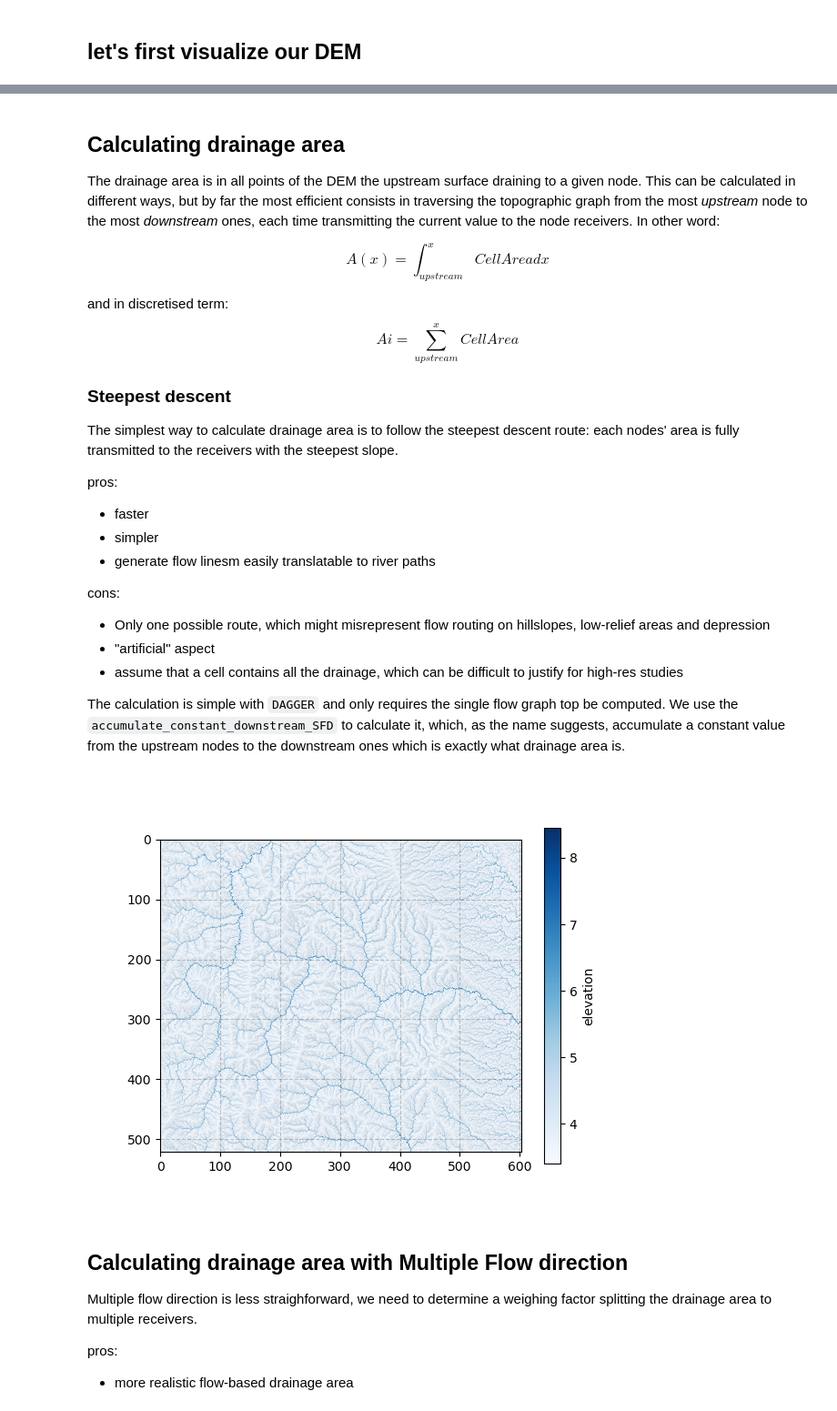
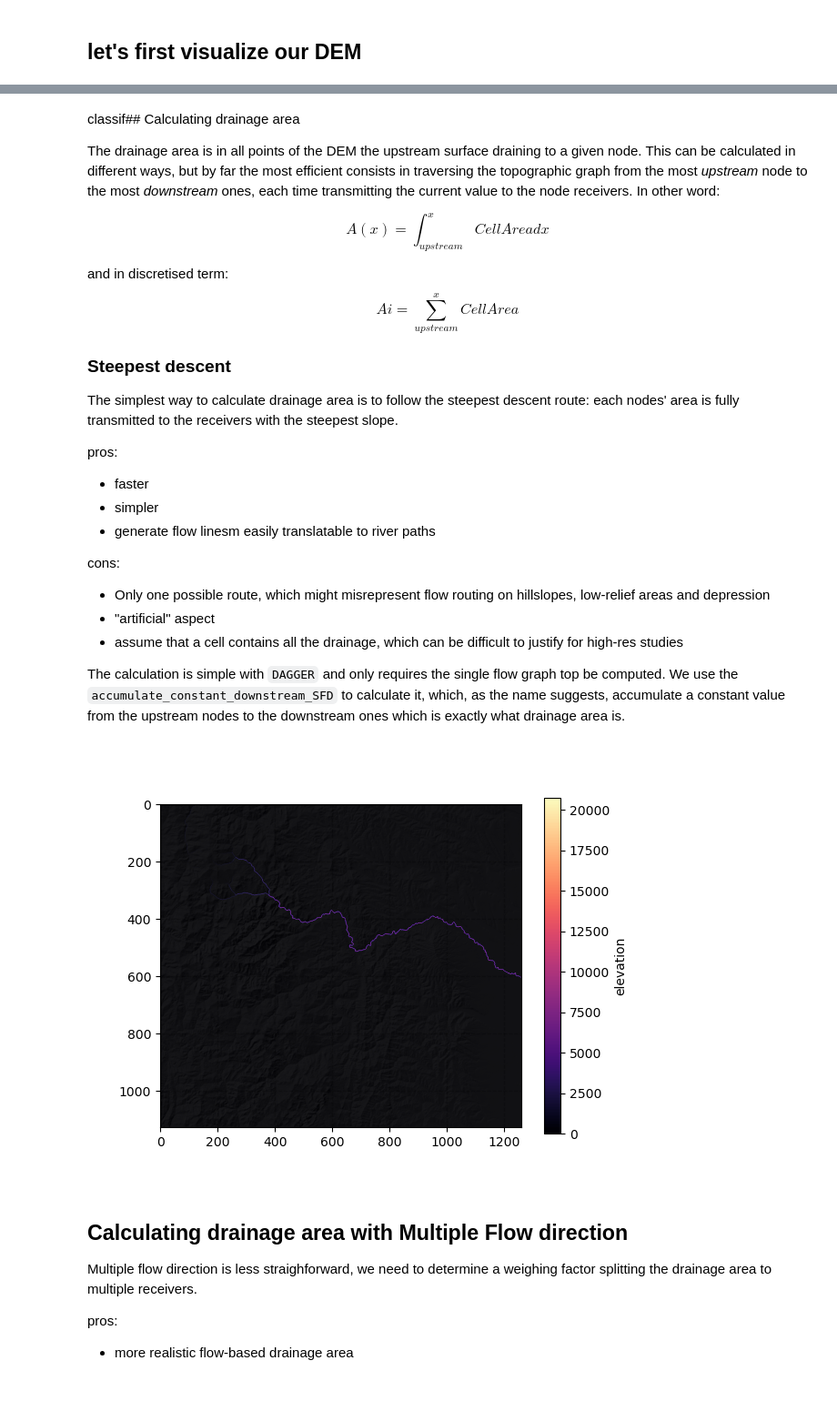
Before and after one commit to bgailleton/DAGGER, a Jupyter notebook: wrappers/python/dagger/demo/drainage_area.ipynb, the cells around one changed output, grey strips where cells are left out. Shown at 91% size. Saved outputs shown, nothing was run; the diff lists cells and outputs as text; code cells hidden in the pictures.

Commit message:
Loads of changes

```diff
--- a/wrappers/python/dagger/demo/drainage_area.ipynb
+++ b/wrappers/python/dagger/demo/drainage_area.ipynb
@@ -34,12 +34,14 @@ In the following cell, we create the main objects required for `DAGGER` to work:
 # %%
 
 dem = load_raster("example.tif")
+dem = load_raster("putna_50_NDF.tif")
 rshp = [dem['ny'], dem['nx']]
-dem['array'] += np.random.rand(*rshp) * 25
+# dem['array'] += np.random.rand(*rshp) * 25
+# dem['array'][100:120,100:120] -= 50cout
 
 con = dag.D8N(dem["nx"], dem["ny"], dem["dx"], dem["dy"], dem["x_min"], dem["y_min"])
 gf = dag.graph(con)
-gf.set_LMR_method(dag.LMR.cordonnier_carve )
+gf.set_LMR_method(dag.LMR.priority_flood )
 PPdem = gf.compute_graph(dem['array'].ravel(), False, False)
 HS = dag.hillshade(con,PPdem)
 rshp
@@ -53,0 +50,3 @@ RuntimeError: STACK ISSUE
+# %%
+gf.set_LMR_method(dag.LMR.dagger_carve )
+%timeit PPdem = gf.compute_graph(dem['array'].ravel(), True, False)
@@ -53,0 +60,3 @@ RuntimeError: STACK ISSUE
+# %%
+gf.set_LMR_method(dag.LMR.priority_flood )
+%timeit PPdem = gf.compute_graph(dem['array'].ravel(), True, False)
@@ -64,5 +75,5 @@ ax.grid(ls = '--', alpha = 0.2, color = 'k')
 # %% [markdown]
-## Calculating drainage area
+classif## Calculating drainage area
 
 The drainage area is in all points of the DEM the upstream surface draining to a given node. This can be calculated in different ways, but by far the most efficient consists in traversing the topographic graph from the most _upstream_ node to the most _downstream_ ones, each time transmitting the current value to the node receivers. In other word:
 
@@ -92,15 +103,18 @@ cons:
 
 The calculation is simple with `DAGGER` and only requires the single flow graph top be computed. We use the `accumulate_constant_downstream_SFD` to calculate it, which, as the name suggests, accumulate a constant value from the upstream nodes to the downstream ones which is exactly what drainage area is.
 # %%
-SDA = gf.accumulate_constant_downstream_SFD(dem['dx'] * dem['dy'])
+contaminant = np.zeros((dem['ny'],dem['nx']))
+contaminant[150:300,150:300] = 1
+
+SDA = gf.accumulate_variable_downstream_SFD(contaminant.ravel())
 # %%
 fig, ax = plt.subplots()
-cb = ax.imshow(np.log10(SDA).reshape(rshp), cmap = 'Blues')
+cb = ax.imshow(SDA.reshape(rshp), cmap = 'magma')
 ax.imshow(HS.reshape(rshp), cmap = 'gray', alpha = 0.1)
 plt.colorbar(cb, label = "elevation")
 ax.grid(ls = '--', alpha = 0.2, color = 'k')
 # %% [output]
-[figure, old version]
+[figure, new version]
 # %% [markdown]
 ## Calculating drainage area with Multiple Flow direction
 
```
Also changed, not shown: parts of 10 cells of this notebook, 6 other files.
